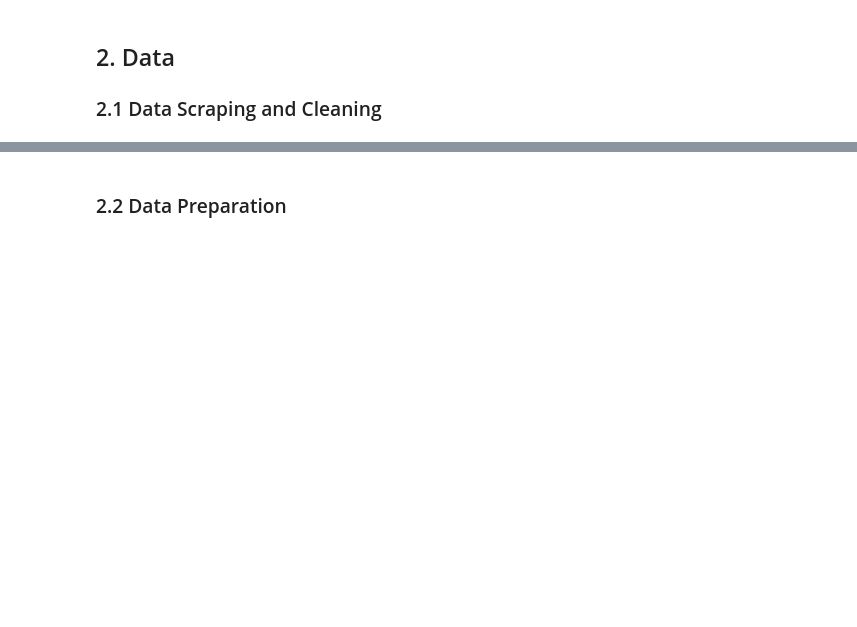
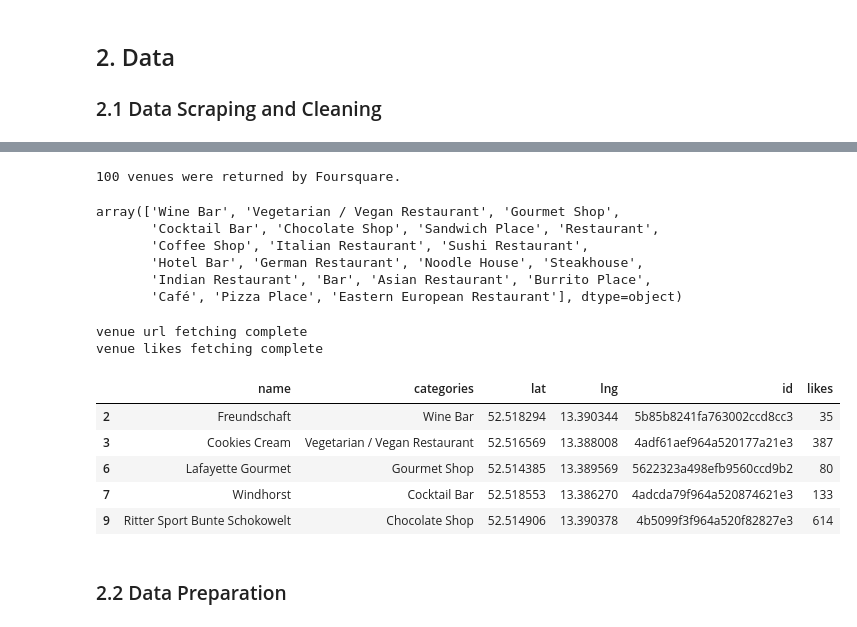
Before and after one commit to Hartgekocht/Coursera_Data_Science, a Jupyter notebook: Coursera_Final_Exam.ipynb, the cells around one changed output, grey strips where cells are left out. Saved outputs shown, nothing was run; the diff lists cells and outputs as text; code cells hidden in the pictures; blank space fills up the shorter version.

```diff
--- a/Coursera_Final_Exam.ipynb
+++ b/Coursera_Final_Exam.ipynb
@@ -23,3 +122,61 @@ The "id" is an important column as it will allow us to further pull the "likes"
+# %%
+print('{} venues were returned by Foursquare.'.format(nearby_venues.shape[0]))
+# %% [output]
+100 venues were returned by Foursquare.
+# %%
+# list of type of venues to remove
+removal_list = ['Exhibit', 'Souvenir Shop', 'Outdoor Sculpture', 'Roof Deck', 'Monument / Landmark', 'Church',
+               'Department Store', 'History Museum', 'Vacation Rental', 'Drugstore', 'Garden',
+               'Indie Theater', 'Scenic Lookout', 'Capitol Building',
+               'Bookstore', 'Clothing Store', 'Opera House', 'Hotel',
+               'Cosmetics Shop', 'Plaza', 'Concert Hall', 'Historic Site',
+               'Theater', 'Art Gallery', 'Spa', 'Music Venue', 'Furniture / Home Store',
+               'Supermarket', 'Piano Bar', 'Art Museum', 'Pharmacy', 'Performing Arts Venue', 'Park',
+               'Museum', 'Comedy Club', 'Gym / Fitness Center']
+
+nearby_venues = nearby_venues[~nearby_venues['categories'].isin(removal_list)]
+
+# check that only restaurant data remains
+nearby_venues['categories'].unique()
+# %% [output]
+array(['Wine Bar', 'Vegetarian / Vegan Restaurant', 'Gourmet Shop',
+       'Cocktail Bar', 'Chocolate Shop', 'Sandwich Place', 'Restaurant',
+       'Coffee Shop', 'Italian Restaurant', 'Sushi Restaurant',
+       'Hotel Bar', 'German Restaurant', 'Noodle House', 'Steakhouse',
+       'Indian Restaurant', 'Bar', 'Asian Restaurant', 'Burrito Place',
+       'Café', 'Pizza Place', 'Eastern European Restaurant'], dtype=object)
+# %%
+# pull the likes from the API based on venue ID
+
+url_list = []
+like_list = []
+json_list = []
+
+for idx, venue in enumerate(list(nearby_venues.id)):
+  venue_url = 'https://api.foursquare.com/v2/venues/{}/likes?client_id={}&client_secret={}&v={}'.format(venue, CLIENT_ID, CLIENT_SECRET, VERSION)
+  url_list.append(venue_url)
+print("venue url fetching complete")
+
+for idx, link in enumerate(url_list):
+  result = requests.get(link).json()
+  likes = result['response']['likes']['count']
+  like_list.append(likes)
+print("venue likes fetching complete")
+
+nearby_venues['likes'] = like_list
+# %% [output]
+venue url fetching complete
+venue likes fetching complete
+# %%
+# check that data has been appropriately scraped and parsed
+nearby_venues.head()
+# %% [output]
+|  | name | categories | lat | lng | id | likes |
+| 2 | Freundschaft | Wine Bar | 52.518294 | 13.390344 | 5b85b8241fa763002ccd8cc3 | 35 |
+| 3 | Cookies Cream | Vegetarian / Vegan Restaurant | 52.516569 | 13.388008 | 4adf61aef964a520177a21e3 | 387 |
+| 6 | Lafayette Gourmet | Gourmet Shop | 52.514385 | 13.389569 | 5622323a498efb9560ccd9b2 | 80 |
+| 7 | Windhorst | Cocktail Bar | 52.518553 | 13.386270 | 4adcda79f964a520874621e3 | 133 |
+| 9 | Ritter Sport Bunte Schokowelt | Chocolate Shop | 52.514906 | 13.390378 | 4b5099f3f964a520f82827e3 | 614 |
 # %% [markdown]
 ### 2.2 Data Preparation
 # %% [markdown]
```
Also changed, not shown: parts of 25 cells of this notebook.
